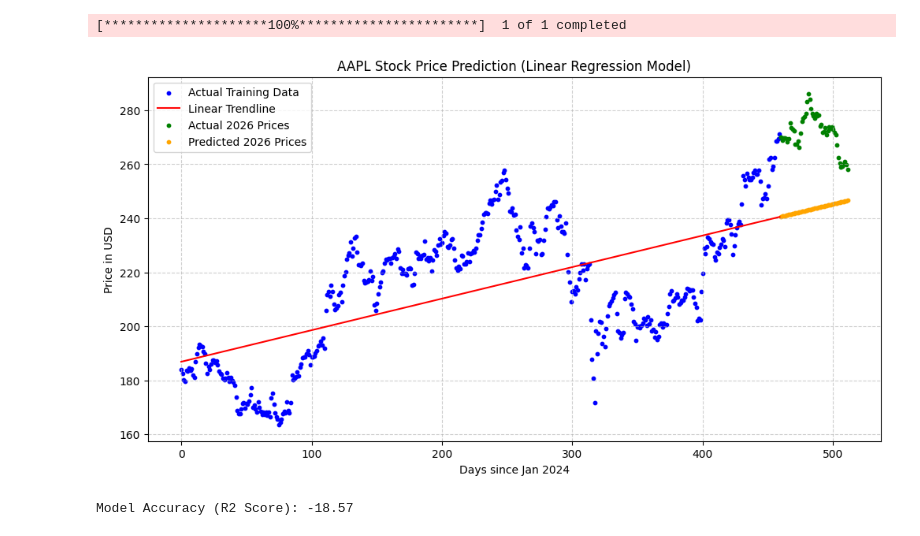
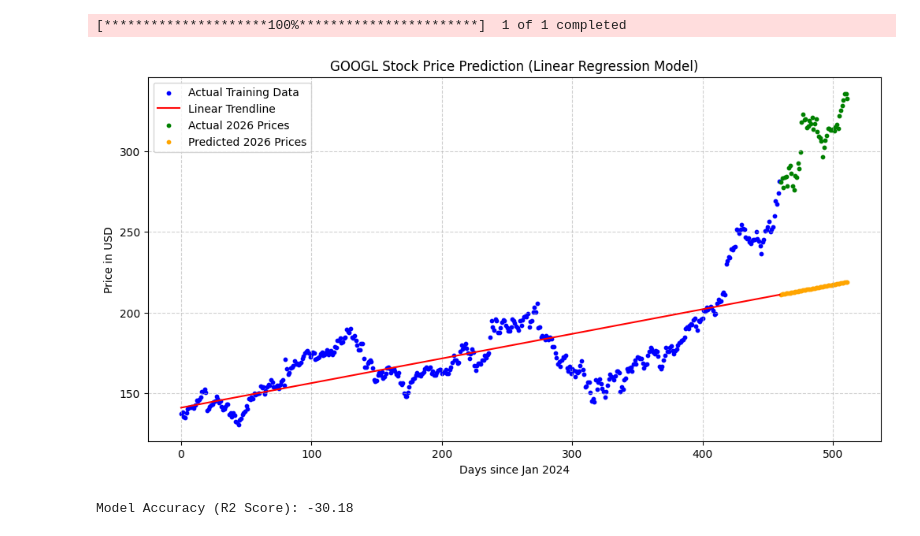
Before and after one commit to Aether25-ai/Stock-Price-Prediction-ML, a Jupyter notebook: Stock_Price_Prediction_ML.ipynb, the cells around one changed output. Cells and saved outputs as stored; diff of their text form; code cells hidden in the pictures.

```diff
--- a/Stock_Price_Prediction_ML.ipynb
+++ b/Stock_Price_Prediction_ML.ipynb
@@ -14,7 +14,7 @@ from sklearn.linear_model import LinearRegression
 from sklearn.model_selection import train_test_split
 
 # 1. Fetch Data (2024 to 2026)
-ticker = 'AAPL' # Change this to your preferred stock
+ticker = 'GOOGL' # Change this to your preferred stock
 df = yf.download(ticker, start='2024-01-01', end='2026-01-16')
 
 # Clean MultiIndex columns if present
@@ -29,32 +29,32 @@ y = df['Close']      # Dependent Variable (Price)
 
 # Split into Training (90%) and Testing (10%)
 X_train, X_test, y_train, y_test = train_test_split(X, y, test_size=0.1, shuffle=False)
 
 # 3. Build and Train the Linear Regression Model
 model = LinearRegression()
 model.fit(X_train, y_train)
 
 # 4. Make Predictions
 predictions = model.predict(X_test)
 
 # 5. Visualization
 plt.figure(figsize=(12,6))
 plt.title(f'{ticker} Stock Price Prediction (Linear Regression Model)')
 plt.xlabel('Days since Jan 2024')
 plt.ylabel('Price in USD')
 
 plt.scatter(X_train, y_train, color='blue', label='Actual Training Data', s=10)
 plt.plot(X_train, model.predict(X_train), color='red', label='Linear Trendline')
 plt.scatter(X_test, y_test, color='green', label='Actual 2026 Prices', s=10)
 plt.scatter(X_test, predictions, color='orange', label='Predicted 2026 Prices', s=10)
 
 plt.legend()
 plt.grid(True, linestyle='--', alpha=0.6)
 plt.show()
 
 # Print Accuracy (R-squared)
 print(f"Model Accuracy (R2 Score): {model.score(X_test, y_test):.2f}")
 # %% [output]
 [*********************100%***********************]  1 of 1 completed
-[figure, old version]
+[figure, new version]
-Model Accuracy (R2 Score): -18.57
+Model Accuracy (R2 Score): -30.18
```
